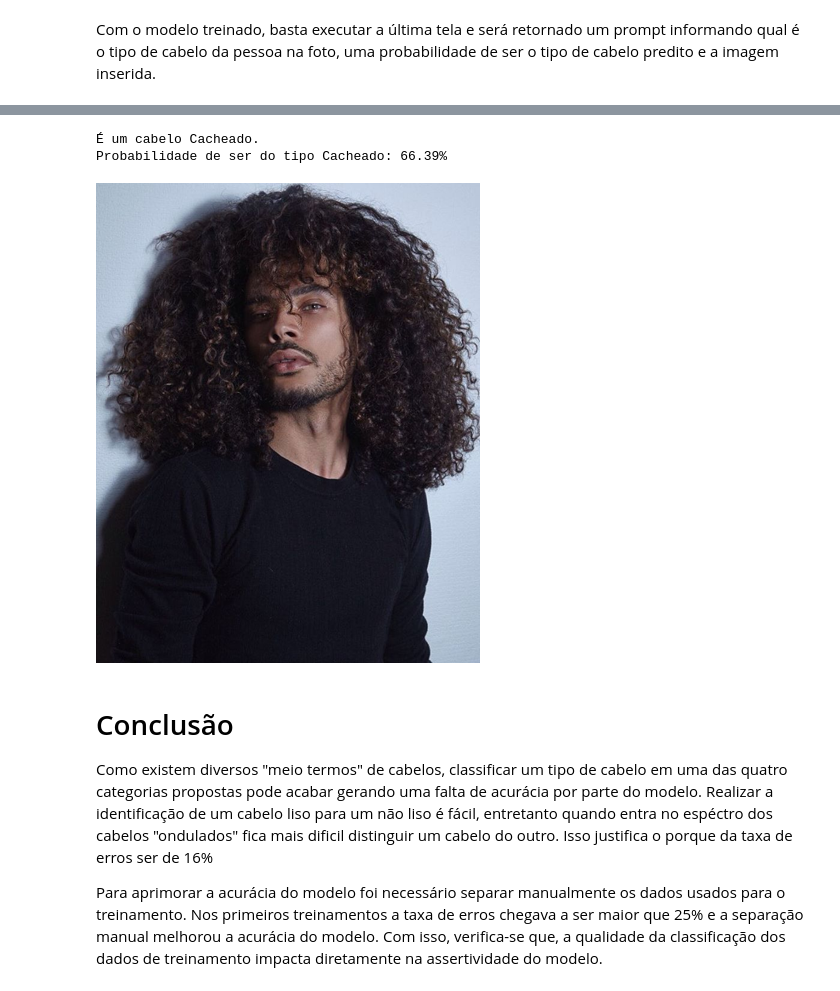
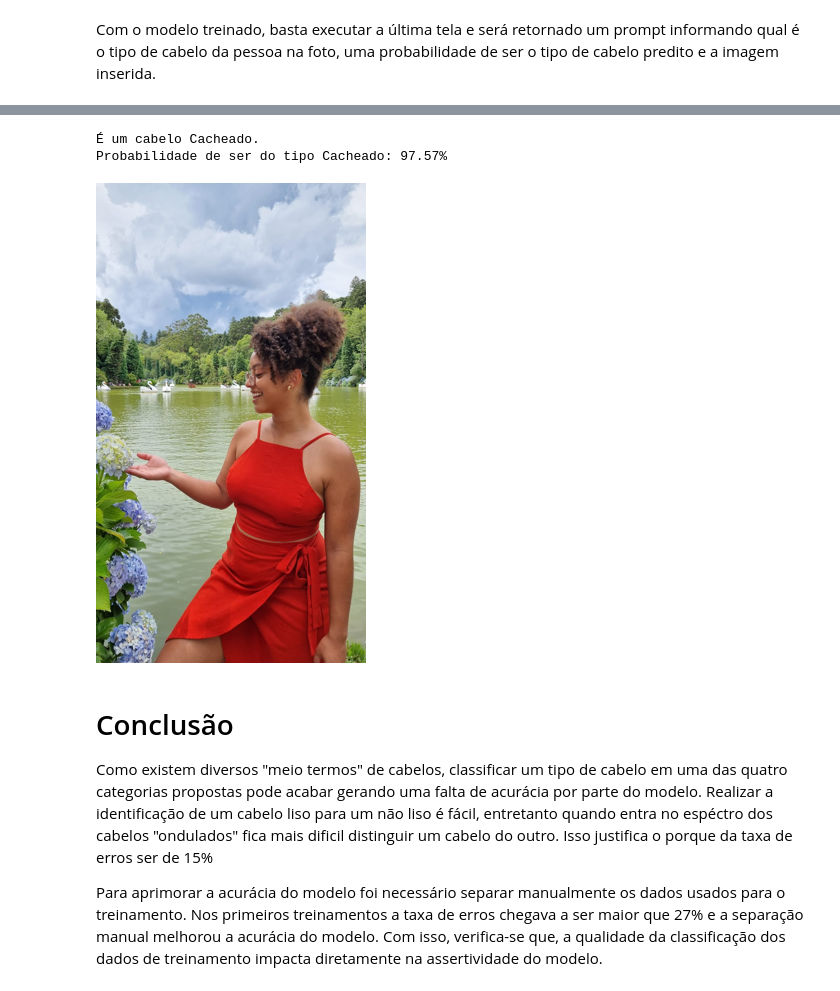
Before and after one commit to fabraz/fastaiOnCampus, a Jupyter notebook: nbs/identificador-de-cabelos.ipynb, the cells around one changed output, grey strips where cells are left out. Drawn from its saved outputs; the diff is of its cells as text; code cells hidden in the pictures.

Commit message:
rodando novo treinamento

```diff
--- a/nbs/identificador-de-cabelos.ipynb
+++ b/nbs/identificador-de-cabelos.ipynb
@@ -158,17 +158,19 @@ translator = {
     "wavy": "Ondulado"
 }
 # %%
-hair_type,_,probs = learn.predict(PILImage.create('curly.jpg'))
+prediction_photo='coily.jpg'
+
+hair_type,_,probs = learn.predict(PILImage.create(prediction_photo))
 print(f"É um cabelo {translator[hair_type]}.")
 print(f"Probabilidade de ser do tipo {translator[hair_type]}: {probs.sort()[0][-1]*100:.2f}%")
-Image.open('curly.jpg').to_thumb(480,480)
+Image.open(prediction_photo).to_thumb(480,480)
 # %% [output]
 [interactive output not drawn]
 É um cabelo Cacheado.
-Probabilidade de ser do tipo Cacheado: 66.39%
+Probabilidade de ser do tipo Cacheado: 97.57%
-[figure, old version]
+[figure, new version]
 # %% [markdown]
 # Conclusão
-Como existem diversos "meio termos" de cabelos, classificar um tipo de cabelo em uma das quatro categorias propostas pode acabar gerando uma falta de acurácia por parte do modelo. Realizar a identificação de um cabelo liso para um não liso é fácil, entretanto quando entra no espéctro dos cabelos "ondulados" fica mais dificil distinguir um cabelo do outro. Isso justifica o porque da taxa de erros ser de 16%
+Como existem diversos "meio termos" de cabelos, classificar um tipo de cabelo em uma das quatro categorias propostas pode acabar gerando uma falta de acurácia por parte do modelo. Realizar a identificação de um cabelo liso para um não liso é fácil, entretanto quando entra no espéctro dos cabelos "ondulados" fica mais dificil distinguir um cabelo do outro. Isso justifica o porque da taxa de erros ser de 15%
 
-Para aprimorar a acurácia do modelo foi necessário separar manualmente os dados usados para o treinamento. Nos primeiros treinamentos a taxa de erros chegava a ser maior que 25% e a separação manual melhorou a acurácia do modelo. Com isso, verifica-se que, a qualidade da classificação dos dados de treinamento impacta diretamente na assertividade do modelo.
+Para aprimorar a acurácia do modelo foi necessário separar manualmente os dados usados para o treinamento. Nos primeiros treinamentos a taxa de erros chegava a ser maior que 27% e a separação manual melhorou a acurácia do modelo. Com isso, verifica-se que, a qualidade da classificação dos dados de treinamento impacta diretamente na assertividade do modelo.
```
Also changed, not shown: parts of 5 cells of this notebook.
